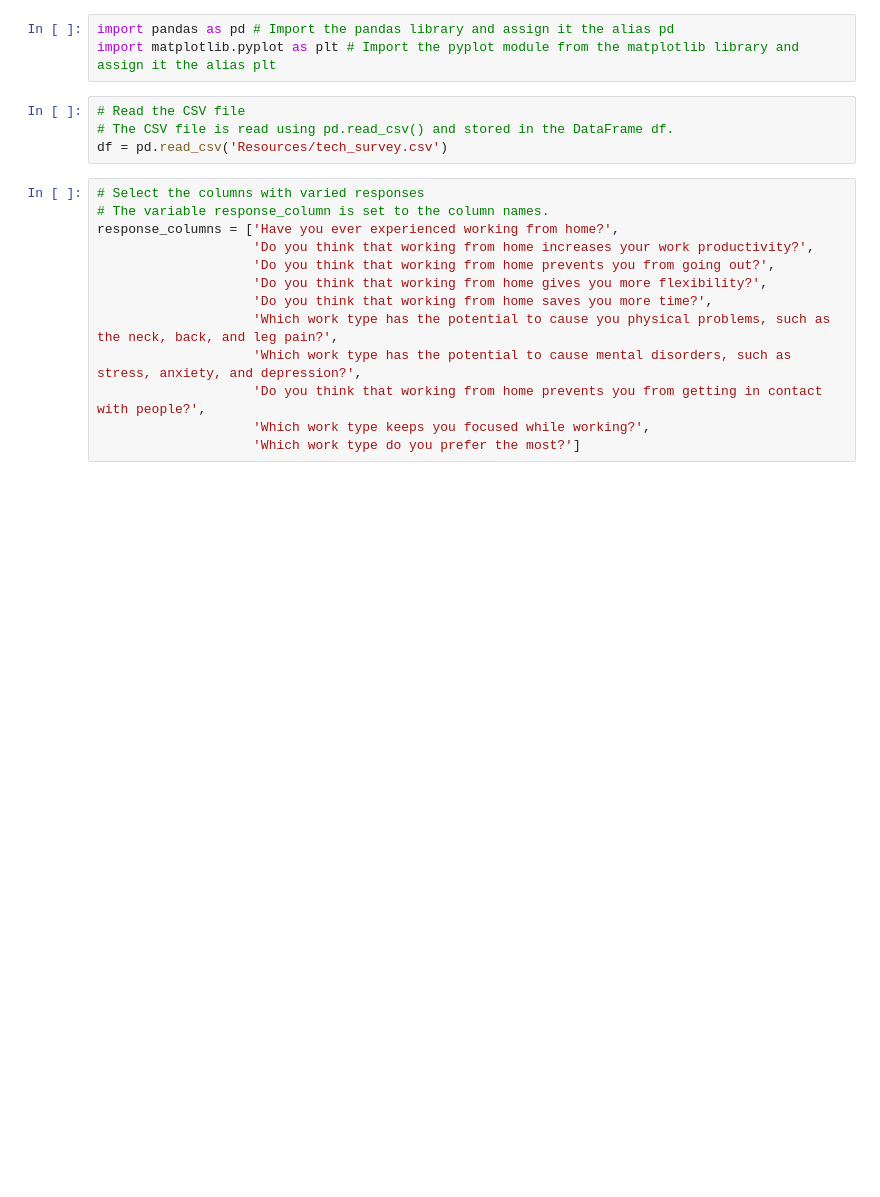
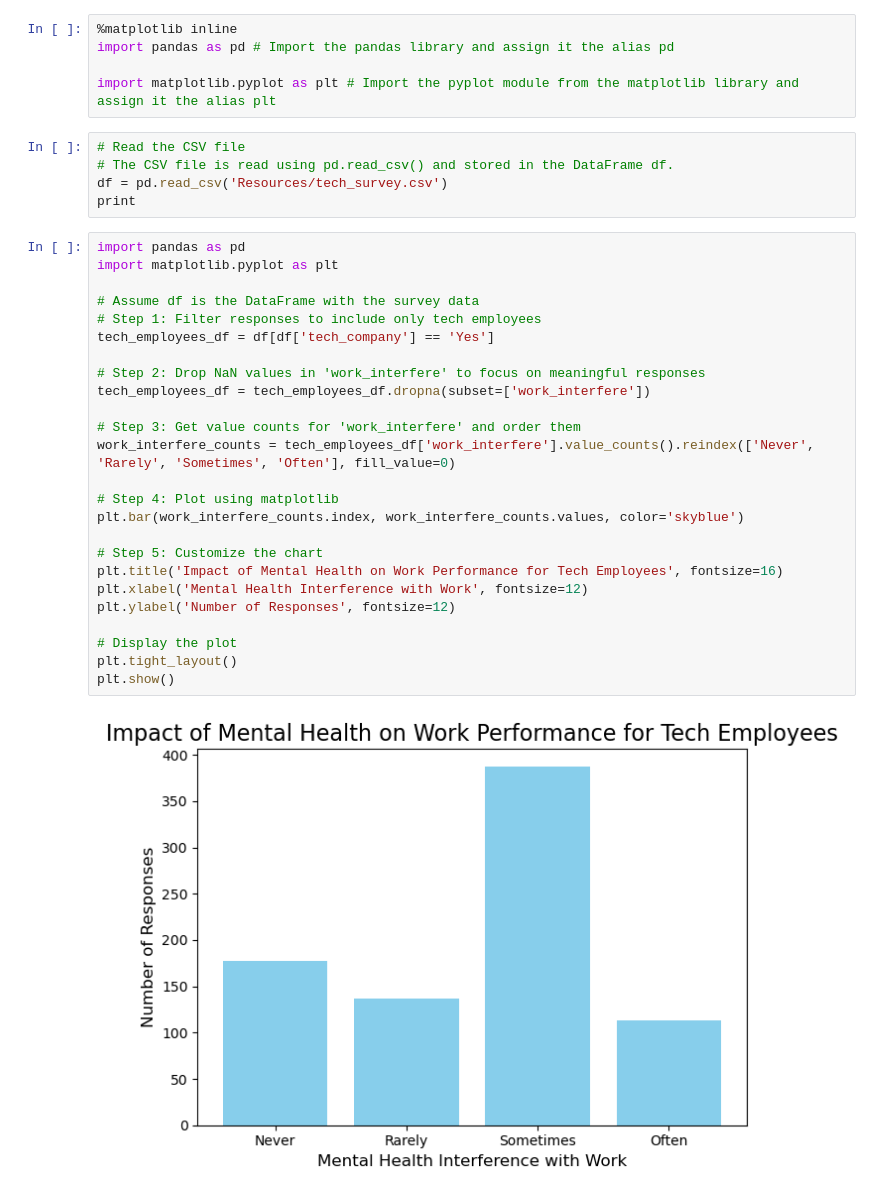
Before and after one commit to CaptDon71/Project-1-Research-Presentation, a Jupyter notebook: data_visualization.ipynb, the cells around one changed output. Drawn from its saved outputs; the diff is of its cells as text; blank space fills up the shorter version.

```diff
--- a/data_visualization.ipynb
+++ b/data_visualization.ipynb
@@ -1,20 +1,37 @@
 # %%
+%matplotlib inline
 import pandas as pd # Import the pandas library and assign it the alias pd
+
 import matplotlib.pyplot as plt # Import the pyplot module from the matplotlib library and assign it the alias plt
 # %%
 # Read the CSV file
 # The CSV file is read using pd.read_csv() and stored in the DataFrame df.
 df = pd.read_csv('Resources/tech_survey.csv')
+print
 # %%
-# Select the columns with varied responses
-# The variable response_column is set to the column names.
-response_columns = ['Have you ever experienced working from home?',
-                    'Do you think that working from home increases your work productivity?',
-                    'Do you think that working from home prevents you from going out?',
-                    'Do you think that working from home gives you more flexibility?',
-                    'Do you think that working from home saves you more time?',
-                    'Which work type has the potential to cause you physical problems, such as the neck, back, and leg pain?',
-                    'Which work type has the potential to cause mental disorders, such as stress, anxiety, and depression?',
-                    'Do you think that working from home prevents you from getting in contact with people?',
-                    'Which work type keeps you focused while working?',
-                    'Which work type do you prefer the most?']
+import pandas as pd
+import matplotlib.pyplot as plt
+
+# Assume df is the DataFrame with the survey data
+# Step 1: Filter responses to include only tech employees
+tech_employees_df = df[df['tech_company'] == 'Yes']
+
+# Step 2: Drop NaN values in 'work_interfere' to focus on meaningful responses
+tech_employees_df = tech_employees_df.dropna(subset=['work_interfere'])
+
+# Step 3: Get value counts for 'work_interfere' and order them
+work_interfere_counts = tech_employees_df['work_interfere'].value_counts().reindex(['Never', 'Rarely', 'Sometimes', 'Often'], fill_value=0)
+
+# Step 4: Plot using matplotlib
+plt.bar(work_interfere_counts.index, work_interfere_counts.values, color='skyblue')
+
+# Step 5: Customize the chart
+plt.title('Impact of Mental Health on Work Performance for Tech Employees', fontsize=16)
+plt.xlabel('Mental Health Interference with Work', fontsize=12)
+plt.ylabel('Number of Responses', fontsize=12)
+
+# Display the plot
+plt.tight_layout()
+plt.show()
+# %% [output]
+[figure, added]
```
Also changed, not shown: parts of 5 cells of this notebook.
